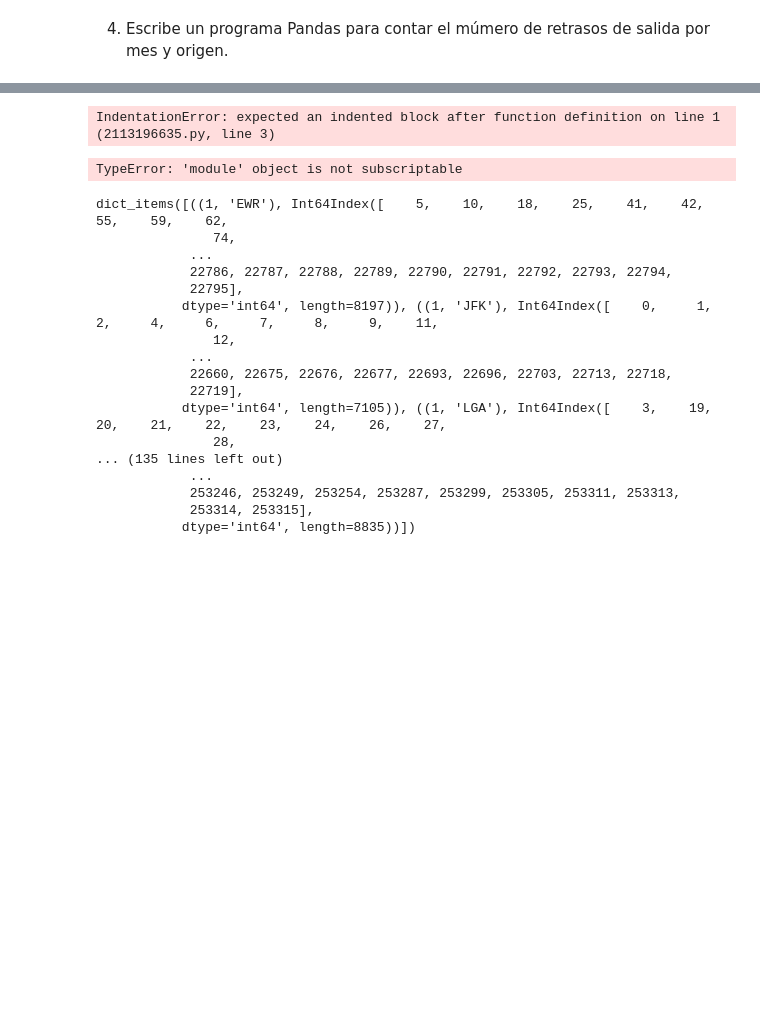
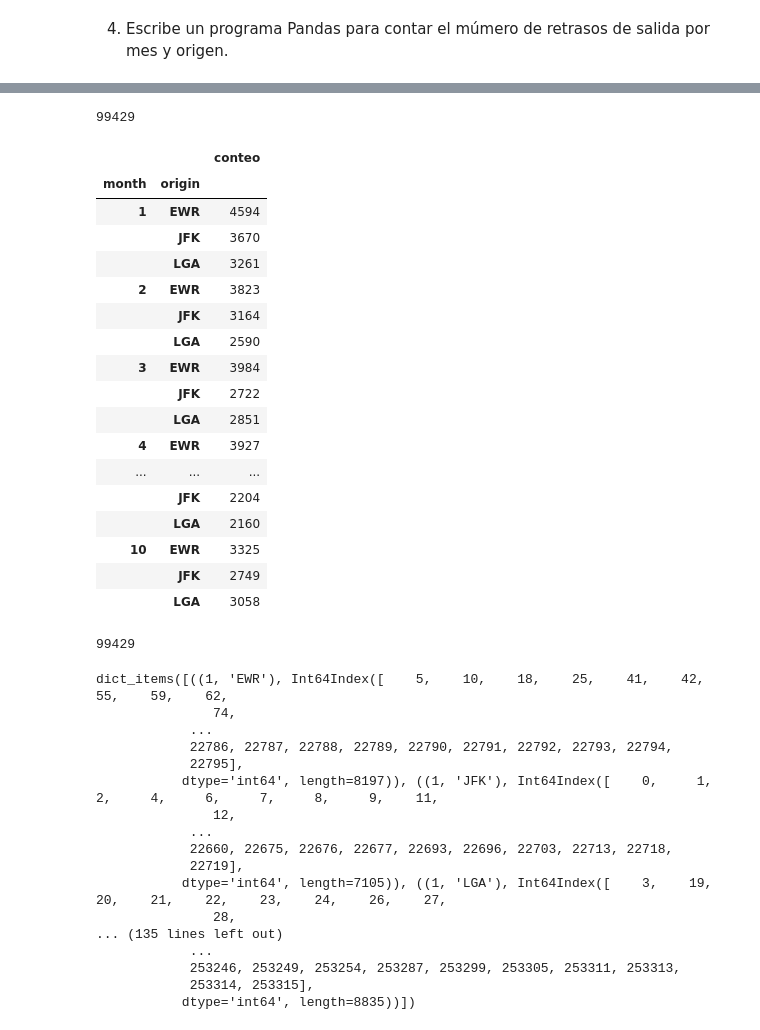
Before and after one commit to mtataytraining2/2_DataScience_Basics, a Jupyter notebook: Pandas/Pandas_dataframe_ejer_2.ipynb, the cells around one changed output, grey strips where cells are left out. Saved outputs shown, nothing was run; the diff lists cells and outputs as text; code cells hidden in the pictures; blank space fills up the shorter version.

```diff
--- a/Pandas/Pandas_dataframe_ejer_2.ipynb
+++ b/Pandas/Pandas_dataframe_ejer_2.ipynb
@@ -305,18 +326,41 @@ df.groupby(['month','origin']).first()
 # %%
 def delay_positivo(columna_delay):
-
-contador=0
-for x in columna_delay:
-    if x>0:
-        contador=contador+1
-return contador
+    contador=0
+    for x in columna_delay:
+        if x>0:
+            contador +=1
+    return contador
-# %% [output]
-IndentationError: expected an indented block after function definition on line 1 (2113196635.py, line 3)
 # %%
-conteo_delay=pd['dep_delay']
-delay_positivos(conteo_delay)
+conteo_delay=df['dep_delay']
+delay_positivo(conteo_delay)
 # %% [output]
-TypeError: 'module' object is not subscriptable
+99429
+# %%
+df2=df.groupby(['month','origin']).agg(conteo=('dep_delay',delay_positivo))
+df2
+# %% [output]
+|  |  | conteo |
+| month | origin |  |
+| 1 | EWR | 4594 |
+|  | JFK | 3670 |
+|  | LGA | 3261 |
+| 2 | EWR | 3823 |
+|  | JFK | 3164 |
+|  | LGA | 2590 |
+| 3 | EWR | 3984 |
+|  | JFK | 2722 |
+|  | LGA | 2851 |
+| 4 | EWR | 3927 |
+| ... | ... | ... |
+|  | JFK | 2204 |
+|  | LGA | 2160 |
+| 10 | EWR | 3325 |
+|  | JFK | 2749 |
+|  | LGA | 3058 |
+# %%
+df2['conteo'].sum()
+# %% [output]
+99429
 # %%
 def del_positivos(x):
     if x>0:
```
Also changed, not shown: parts of 2 cells of this notebook.
